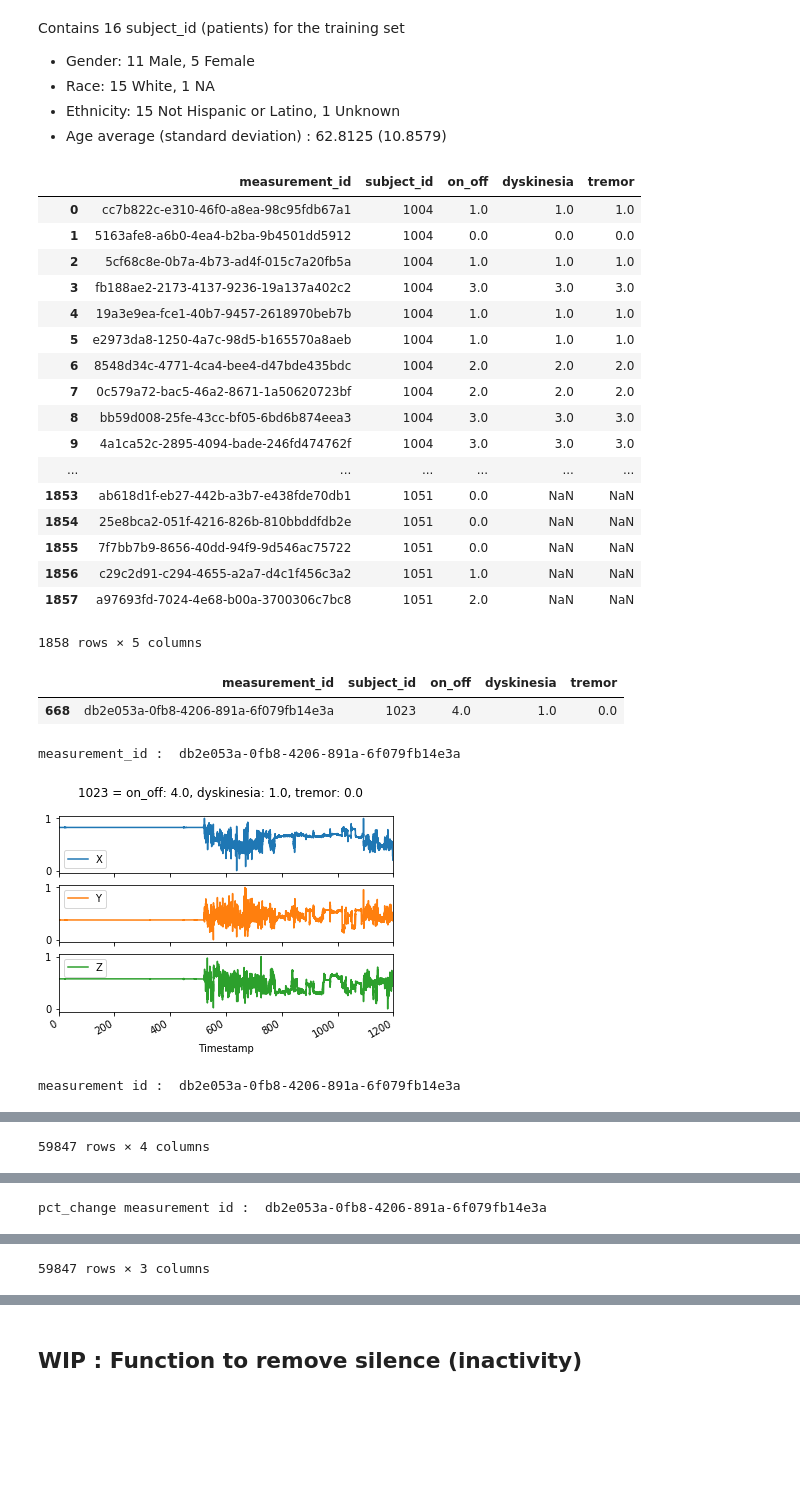
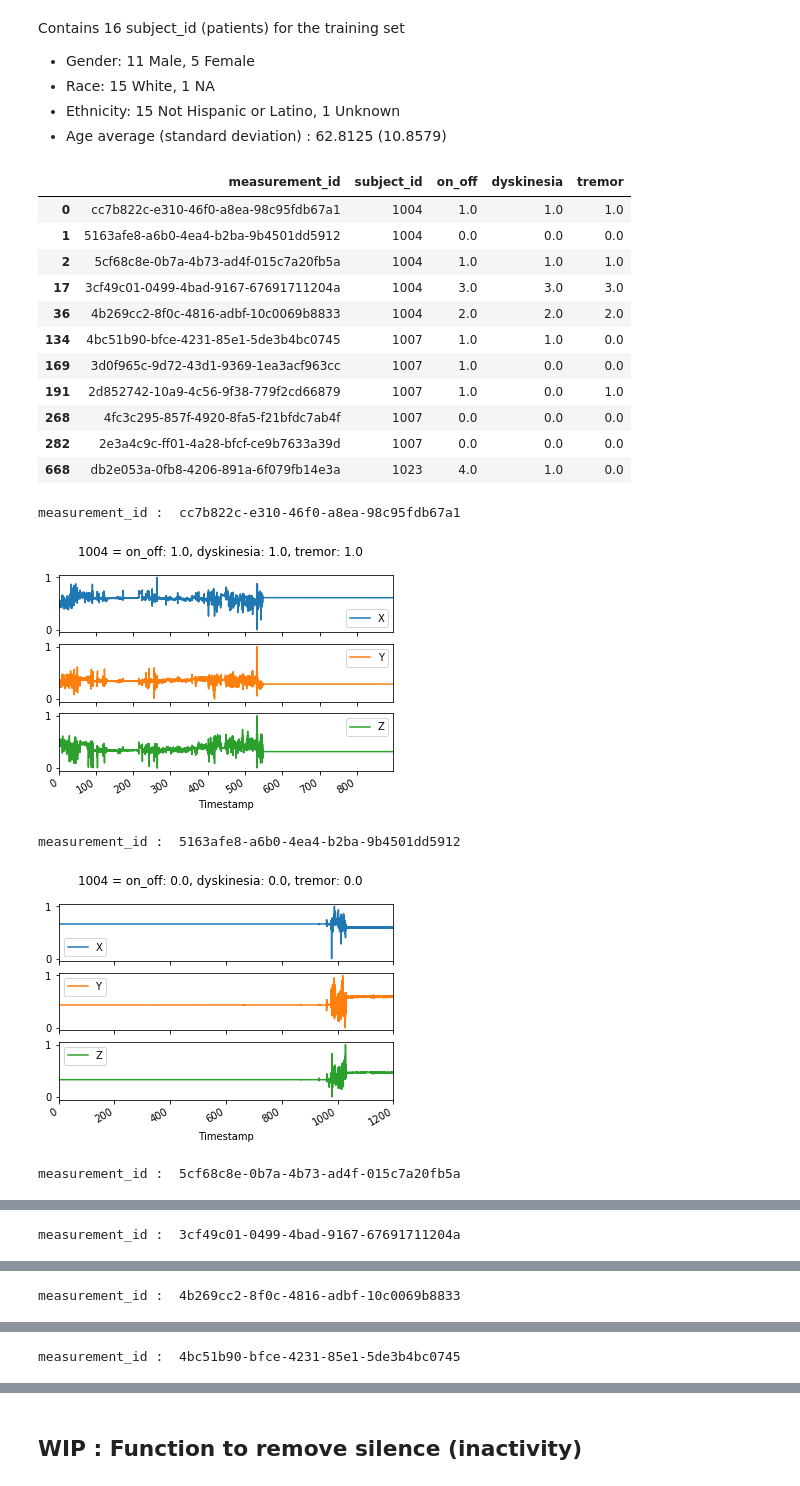
Before and after one commit to Mymoza/BeatPD-CLSP-JHU, a Jupyter notebook: analyze_data.ipynb, the cells around one changed output, grey strips where cells are left out. Drawn from its saved outputs; the diff is of its cells as text; code cells hidden in the pictures; blank space fills up the shorter version.

```diff
--- a/analyze_data.ipynb
+++ b/analyze_data.ipynb
@@ -163,7 +164,7 @@ def interesting_patients(df_train_label, list_measurement_id):
     filter_measurement_id = df_train_label.measurement_id.isin(list_measurement_id)
 
     df_train_label = df_train_label[filter_measurement_id]
-    display(df_train_label)
+    #display(df_train_label)
     return df_train_label
 # %% [markdown]
 possible to have participant characteristics from additional db data? ex https://ieeexplore.ieee.org/abstract/document/7911257
@@ -179,55 +180,59 @@ Contains 16 subject_id (patients) for the training set
 # %%
 data_type='cis'
 
 # TODO: explain
 path_train_data, df_train_label = define_data_type(data_type=data_type)
-display(df_train_label)
+#display(df_train_label)
 # List of interesting measurement id we want to look at
-list_measurement_id=[#'ab5287f4-8261-47ad-8ff2-22b5fe5d246e',
-'db2e053a-0fb8-4206-891a-6f079fb14e3a']#,
+#list_measurement_id=[#'ab5287f4-8261-47ad-8ff2-22b5fe5d246e',
+#'db2e053a-0fb8-4206-891a-6f079fb14e3a']#,
 # 'ef5b1267-c212-46c5-aab0-4f4437bc6c67',
 # '4ec74fb9-7347-435d-83dc-79ad74c3bc49',
 # '8e8539ad-8841-476b-b15c-888ce3461989',
 # '22b88456-fe8f-4138-af55-be12afca4b81',
 # 'ad84583d-e5ae-4926-b077-531a0f7d08a9',
 # 'eef56825-940a-4c3e-aebb-60838d60869e',
 # 'e0441156-c4b8-467c-8f4f-3b532d594d8f',
 # '464ac314-6c4b-4c4a-957c-28a2339150d6']
 
+list_measurement_id=['5cf68c8e-0b7a-4b73-ad4f-015c7a20fb5a',
+                     'cc7b822c-e310-46f0-a8ea-98c95fdb67a1',
+                     '5163afe8-a6b0-4ea4-b2ba-9b4501dd5912',
+                    'db2e053a-0fb8-4206-891a-6f079fb14e3a',
+                    '2d852742-10a9-4c56-9f38-779f2cd66879',
+                    '2e3a4c9c-ff01-4a28-bfcf-ce9b7633a39d', # no silence should be removed
+                    '3cf49c01-0499-4bad-9167-67691711204a',# no silence should be removed PAS LA??
+                    '3d0f965c-9d72-43d1-9369-1ea3acf963cc', # PAS LA ???
+                    '4b269cc2-8f0c-4816-adbf-10c0069b8833',
+                    '4bc51b90-bfce-4231-85e1-5de3b4bc0745',
+                    '4fc3c295-857f-4920-8fa5-f21bfdc7ab4f'] #bit of inactivity in the middle]
+
+
 # Filter df_train_label according to the measurement_id we are most interested in
 df_train_label = interesting_patients(df_train_label=df_train_label, list_measurement_id=list_measurement_id)
 
 # Display filtered df_train_label
-#display(df_train_label)
+display(df_train_label)
+
+#path_no_silence_data = remove_silence(df_train_label)
 
 # Plot the accelerometer data
 plot_accelerometer(data_type=data_type, path_accelerometer_plots=path_save_accelerometer_plots)
-
-path_no_silence_data = remove_silence(df_train_label)
-
-# Plot the accelerometer data
-plot_accelerometer(data_type=data_type, path_accelerometer_plots=path_save_accelerometer_plots, path_silence=path_no_silence_data)
 # %% [output]
 |  | measurement_id | subject_id | on_off | dyskinesia | tremor |
 | 0 | cc7b822c-e310-46f0-a8ea-98c95fdb67a1 | 1004 | 1.0 | 1.0 | 1.0 |
 | 1 | 5163afe8-a6b0-4ea4-b2ba-9b4501dd5912 | 1004 | 0.0 | 0.0 | 0.0 |
 | 2 | 5cf68c8e-0b7a-4b73-ad4f-015c7a20fb5a | 1004 | 1.0 | 1.0 | 1.0 |
-| 3 | fb188ae2-2173-4137-9236-19a137a402c2 | 1004 | 3.0 | 3.0 | 3.0 |
-| 4 | 19a3e9ea-fce1-40b7-9457-2618970beb7b | 1004 | 1.0 | 1.0 | 1.0 |
-| 5 | e2973da8-1250-4a7c-98d5-b165570a8aeb | 1004 | 1.0 | 1.0 | 1.0 |
-| 6 | 8548d34c-4771-4ca4-bee4-d47bde435bdc | 1004 | 2.0 | 2.0 | 2.0 |
-| 7 | 0c579a72-bac5-46a2-8671-1a50620723bf | 1004 | 2.0 | 2.0 | 2.0 |
-| 8 | bb59d008-25fe-43cc-bf05-6bd6b874eea3 | 1004 | 3.0 | 3.0 | 3.0 |
-| 9 | 4a1ca52c-2895-4094-bade-246fd474762f | 1004 | 3.0 | 3.0 | 3.0 |
-| ... | ... | ... | ... | ... | ... |
-| 1853 | ab618d1f-eb27-442b-a3b7-e438fde70db1 | 1051 | 0.0 | NaN | NaN |
-| 1854 | 25e8bca2-051f-4216-826b-810bbddfdb2e | 1051 | 0.0 | NaN | NaN |
-| 1855 | 7f7bb7b9-8656-40dd-94f9-9d546ac75722 | 1051 | 0.0 | NaN | NaN |
-| 1856 | c29c2d91-c294-4655-a2a7-d4c1f456c3a2 | 1051 | 1.0 | NaN | NaN |
-| 1857 | a97693fd-7024-4e68-b00a-3700306c7bc8 | 1051 | 2.0 | NaN | NaN |
+| 17 | 3cf49c01-0499-4bad-9167-67691711204a | 1004 | 3.0 | 3.0 | 3.0 |
+| 36 | 4b269cc2-8f0c-4816-adbf-10c0069b8833 | 1004 | 2.0 | 2.0 | 2.0 |
+| 134 | 4bc51b90-bfce-4231-85e1-5de3b4bc0745 | 1007 | 1.0 | 1.0 | 0.0 |
+| 169 | 3d0f965c-9d72-43d1-9369-1ea3acf963cc | 1007 | 1.0 | 0.0 | 0.0 |
+| 191 | 2d852742-10a9-4c56-9f38-779f2cd66879 | 1007 | 1.0 | 0.0 | 1.0 |
+| 268 | 4fc3c295-857f-4920-8fa5-f21bfdc7ab4f | 1007 | 0.0 | 0.0 | 0.0 |
+| 282 | 2e3a4c9c-ff01-4a28-bfcf-ce9b7633a39d | 1007 | 0.0 | 0.0 | 0.0 |
+| 668 | db2e053a-0fb8-4206-891a-6f079fb14e3a | 1023 | 4.0 | 1.0 | 0.0 |
-1858 rows × 5 columns
+measurement_id :  cc7b822c-e310-46f0-a8ea-98c95fdb67a1
-|  | measurement_id | subject_id | on_off | dyskinesia | tremor |
-| 668 | db2e053a-0fb8-4206-891a-6f079fb14e3a | 1023 | 4.0 | 1.0 | 0.0 |
+[figure, new version]
-measurement_id :  db2e053a-0fb8-4206-891a-6f079fb14e3a
+measurement_id :  5163afe8-a6b0-4ea4-b2ba-9b4501dd5912
-[figure, old version]
+[figure, new version]
-measurement id :  db2e053a-0fb8-4206-891a-6f079fb14e3a
+measurement_id :  5cf68c8e-0b7a-4b73-ad4f-015c7a20fb5a
@@ -251 +240 @@ measurement id :  db2e053a-0fb8-4206-891a-6f079fb14e3a
-59847 rows × 4 columns
+measurement_id :  3cf49c01-0499-4bad-9167-67691711204a
@@ -252 +242 @@ measurement id :  db2e053a-0fb8-4206-891a-6f079fb14e3a
-pct_change measurement id :  db2e053a-0fb8-4206-891a-6f079fb14e3a
+measurement_id :  4b269cc2-8f0c-4816-adbf-10c0069b8833
@@ -270 +244 @@ pct_change measurement id :  db2e053a-0fb8-4206-891a-6f079fb14e3a
-59847 rows × 3 columns
+measurement_id :  4bc51b90-bfce-4231-85e1-5de3b4bc0745
```
Also changed, not shown: parts of 4 cells of this notebook.
